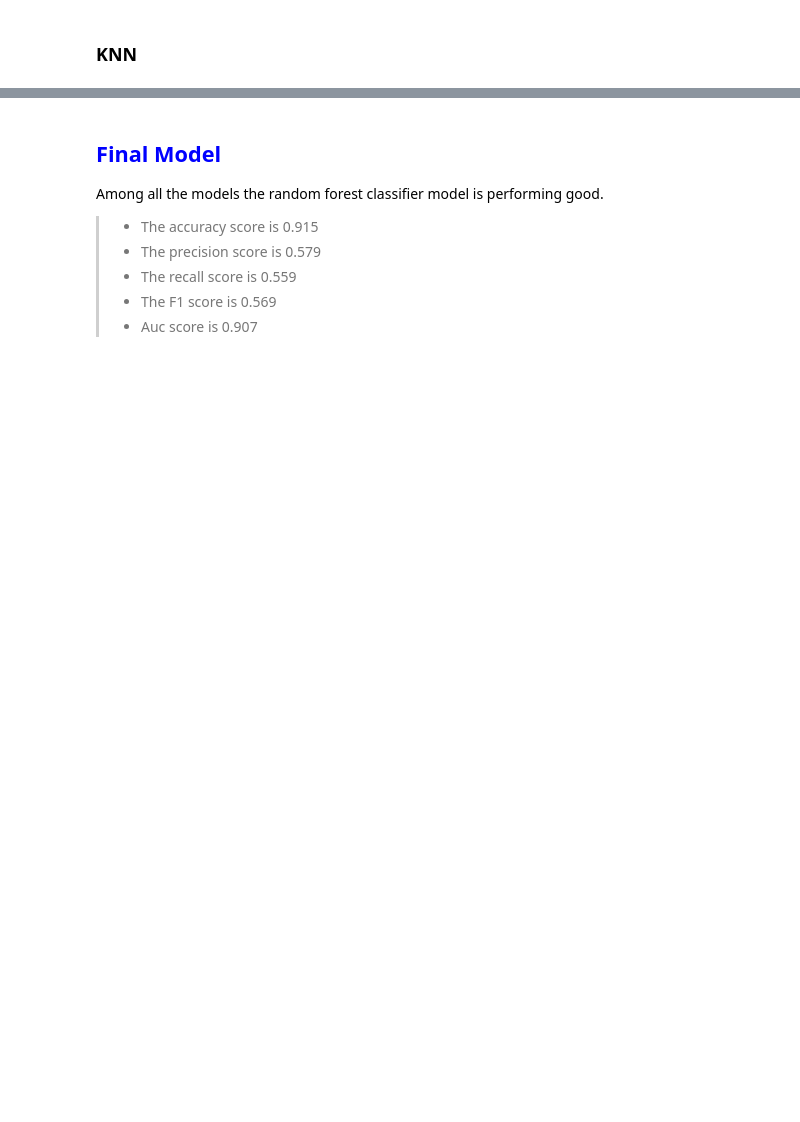
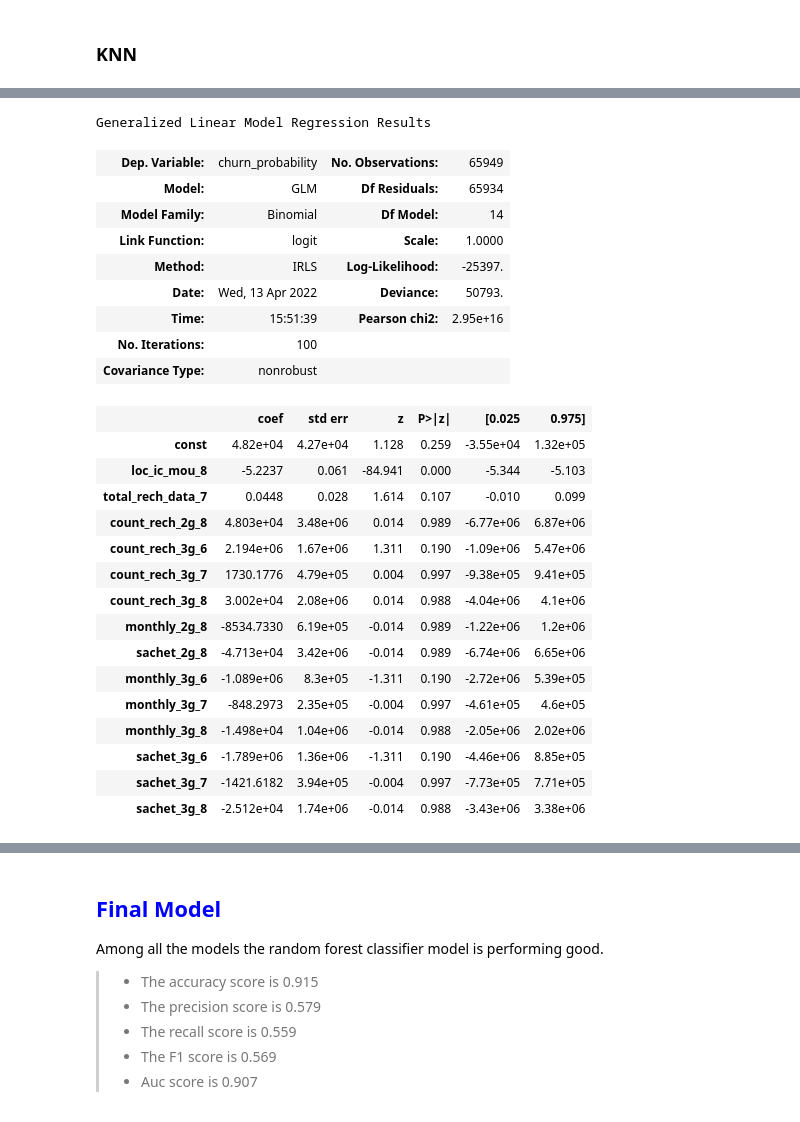
Before and after one commit to Veneeshkrishnan/Telecom_churn_case_study, a Jupyter notebook: Telecom_churn_case_study.ipynb, the cells around one changed output, grey strips where cells are left out. Saved outputs shown, nothing was run; the diff lists cells and outputs as text; code cells hidden in the pictures; blank space fills up the shorter version.

```diff
--- a/Telecom_churn_case_study.ipynb
+++ b/Telecom_churn_case_study.ipynb
@@ -1140,0 +1225,37 @@ performance(knn_tuned, y_pred)
+# %%
+# Dropping total_rech_data_8 column as it has high vif value
+X_train_rfe2 = X_train_rfe.drop("total_rech_data_8", axis=1)
+
+# Adding constant
+X_train_2 = sm.add_constant(X_train_rfe2)
+
+# Building model
+model_2 = sm.GLM(y_train, X_train_2, family=sm.families.Binomial()).fit()
+model_2.summary()
+# %% [output]
+Generalized Linear Model Regression Results
+| Dep. Variable: | churn_probability | No. Observations: | 65949 |
+| Model: | GLM | Df Residuals: | 65934 |
+| Model Family: | Binomial | Df Model: | 14 |
+| Link Function: | logit | Scale: | 1.0000 |
+| Method: | IRLS | Log-Likelihood: | -25397. |
+| Date: | Wed, 13 Apr 2022 | Deviance: | 50793. |
+| Time: | 15:51:39 | Pearson chi2: | 2.95e+16 |
+| No. Iterations: | 100 |  |  |
+| Covariance Type: | nonrobust |  |  |
+|  | coef | std err | z | P>|z| | [0.025 | 0.975] |
+| const | 4.82e+04 | 4.27e+04 | 1.128 | 0.259 | -3.55e+04 | 1.32e+05 |
+| loc_ic_mou_8 | -5.2237 | 0.061 | -84.941 | 0.000 | -5.344 | -5.103 |
+| total_rech_data_7 | 0.0448 | 0.028 | 1.614 | 0.107 | -0.010 | 0.099 |
+| count_rech_2g_8 | 4.803e+04 | 3.48e+06 | 0.014 | 0.989 | -6.77e+06 | 6.87e+06 |
+| count_rech_3g_6 | 2.194e+06 | 1.67e+06 | 1.311 | 0.190 | -1.09e+06 | 5.47e+06 |
+| count_rech_3g_7 | 1730.1776 | 4.79e+05 | 0.004 | 0.997 | -9.38e+05 | 9.41e+05 |
+| count_rech_3g_8 | 3.002e+04 | 2.08e+06 | 0.014 | 0.988 | -4.04e+06 | 4.1e+06 |
+| monthly_2g_8 | -8534.7330 | 6.19e+05 | -0.014 | 0.989 | -1.22e+06 | 1.2e+06 |
+| sachet_2g_8 | -4.713e+04 | 3.42e+06 | -0.014 | 0.989 | -6.74e+06 | 6.65e+06 |
+| monthly_3g_6 | -1.089e+06 | 8.3e+05 | -1.311 | 0.190 | -2.72e+06 | 5.39e+05 |
+| monthly_3g_7 | -848.2973 | 2.35e+05 | -0.004 | 0.997 | -4.61e+05 | 4.6e+05 |
+| monthly_3g_8 | -1.498e+04 | 1.04e+06 | -0.014 | 0.988 | -2.05e+06 | 2.02e+06 |
+| sachet_3g_6 | -1.789e+06 | 1.36e+06 | -1.311 | 0.190 | -4.46e+06 | 8.85e+05 |
+| sachet_3g_7 | -1421.6182 | 3.94e+05 | -0.004 | 0.997 | -7.73e+05 | 7.71e+05 |
+| sachet_3g_8 | -2.512e+04 | 1.74e+06 | -0.014 | 0.988 | -3.43e+06 | 3.38e+06 |
```
Also changed, not shown: parts of 45 cells of this notebook.
